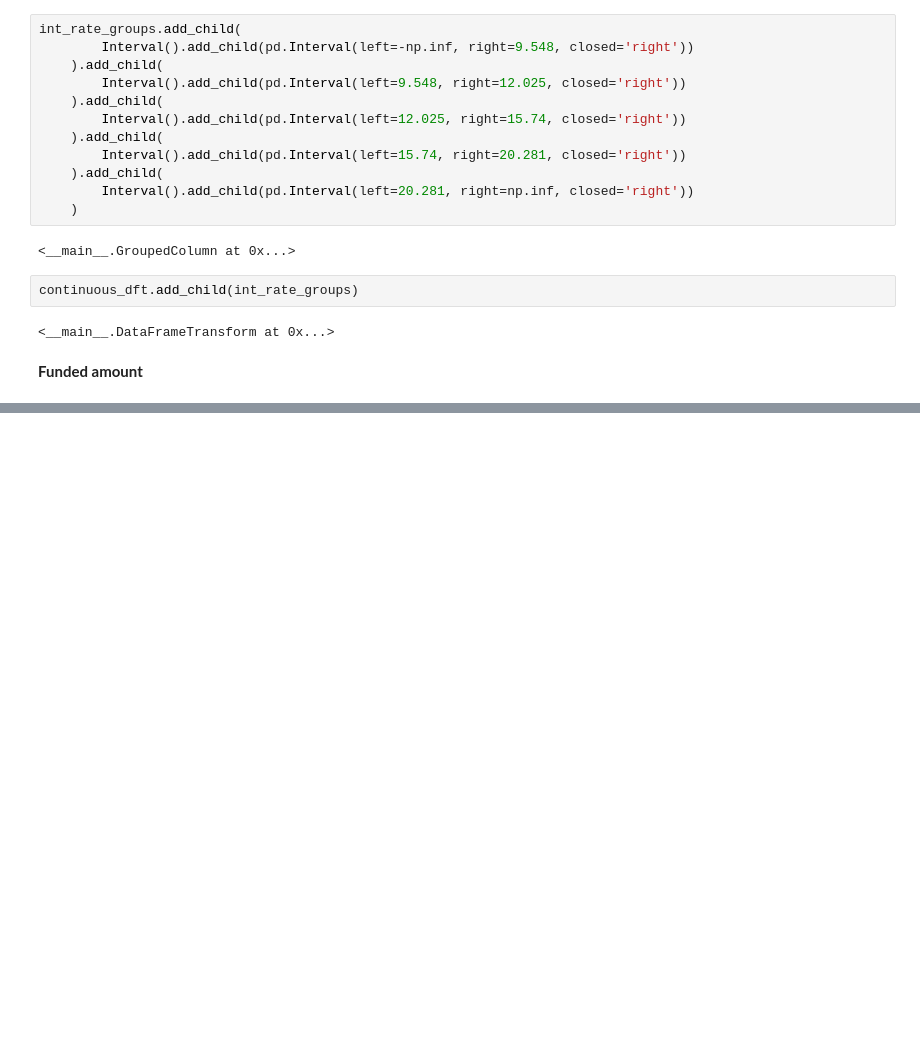
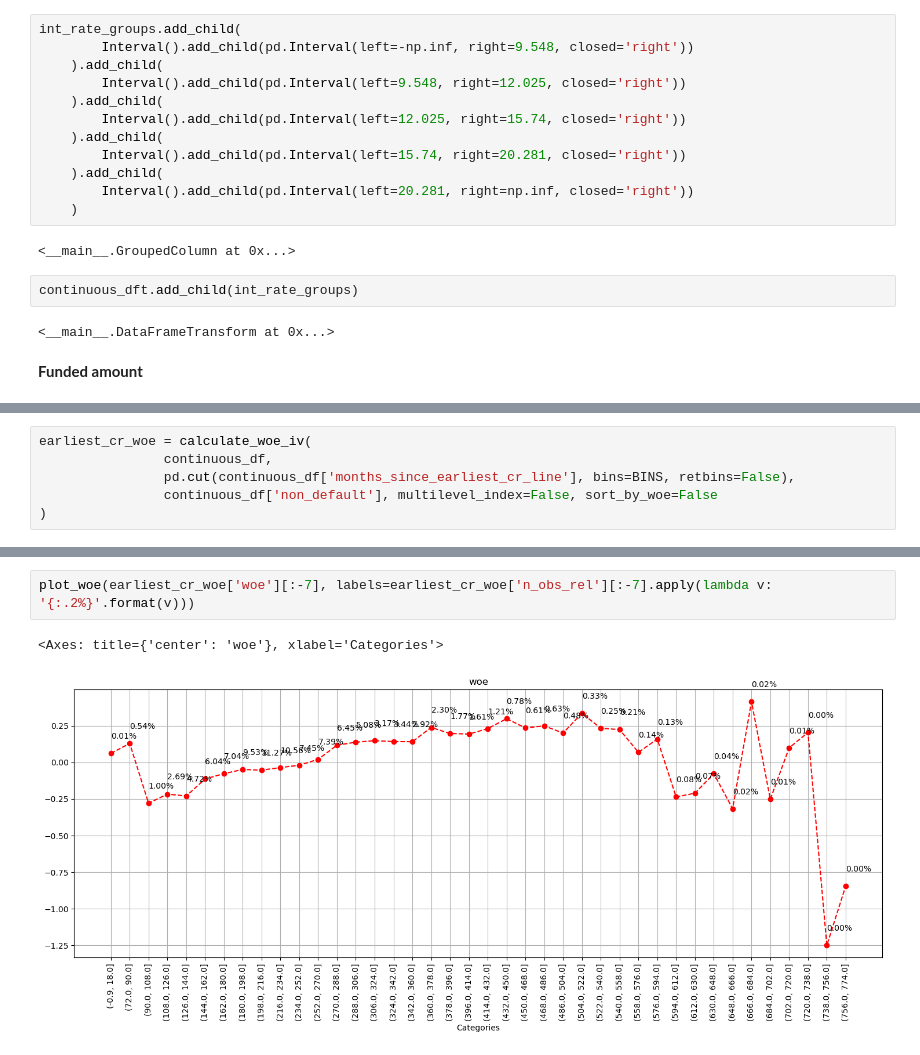
Before and after one commit to Xavi-Linux/CaRMeLo, a Jupyter notebook: notebooks/Data_preparation.ipynb, the cells around one changed output, grey strips where cells are left out. Drawn from its saved outputs; the diff is of its cells as text; blank space fills up the shorter version.

```diff
--- a/notebooks/Data_preparation.ipynb
+++ b/notebooks/Data_preparation.ipynb
@@ -781,0 +810,6 @@ continuous_dft.add_child(int_rate_groups)
+# %%
+earliest_cr_woe = calculate_woe_iv(
+                continuous_df,
+                pd.cut(continuous_df['months_since_earliest_cr_line'], bins=BINS, retbins=False),
+                continuous_df['non_default'], multilevel_index=False, sort_by_woe=False
+)
@@ -781,0 +837,5 @@ continuous_dft.add_child(int_rate_groups)
+# %%
+plot_woe(earliest_cr_woe['woe'][:-7], labels=earliest_cr_woe['n_obs_rel'][:-7].apply(lambda v: '{:.2%}'.format(v)))
+# %% [output]
+<Axes: title={'center': 'woe'}, xlabel='Categories'>
+[figure, added]
```
Also changed, not shown: parts of 42 cells of this notebook.
